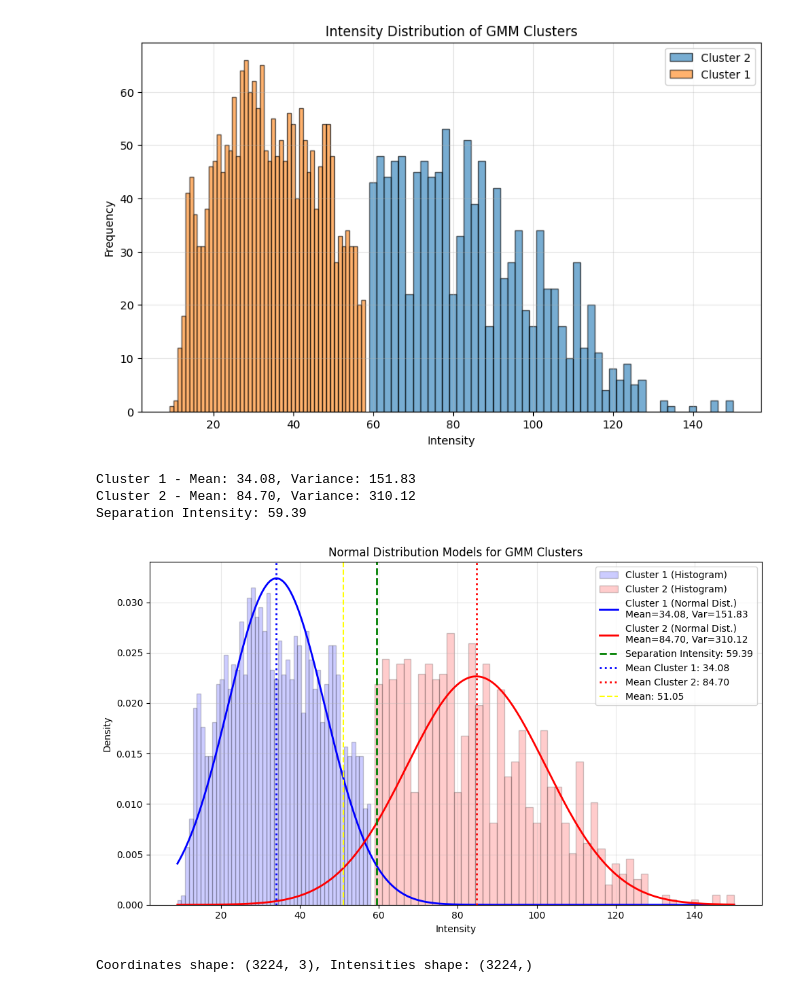
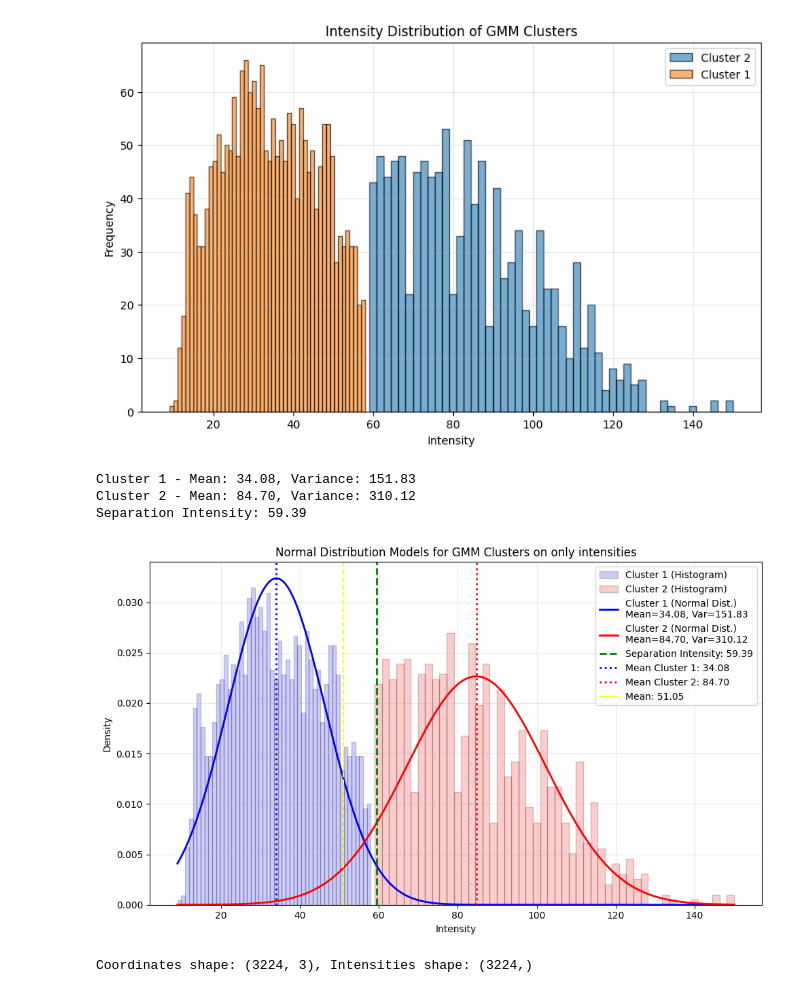
Before and after one commit to prabal5ghosh/Inria_Medical_Imageing_Internship_prabal, a Jupyter notebook: s0006/cluster_code/segmented_pixels_intensity_only_intensity.ipynb, the cells around one changed output. Saved outputs shown, nothing was run; the diff lists cells and outputs as text; code cells hidden in the pictures.

```diff
--- a/s0006/cluster_code/segmented_pixels_intensity_only_intensity.ipynb
+++ b/s0006/cluster_code/segmented_pixels_intensity_only_intensity.ipynb
@@ -689,35 +717,35 @@ print(f"Separation Intensity: {separation_intensity:.2f}")
 
 
 # values for plotting the normal distributions
 x = np.linspace(df3['Intensity'].min(), df3['Intensity'].max(), 1000)
 
 # the normal distribution for each cluster
 pdf_1 = norm.pdf(x, mean_1, np.sqrt(var_1))
 pdf_2 = norm.pdf(x, mean_2, np.sqrt(var_2))
 
 plt.figure(figsize=(10, 6))
 plt.hist(cluster_1, bins=50, density=True, alpha=0.2, color='blue',edgecolor='black', label='Cluster 1 (Histogram)')
 plt.hist(cluster_2, bins=50, density=True, alpha=0.2, color='red',edgecolor='black',  label='Cluster 2 (Histogram)')
 plt.plot(x, pdf_1, color='blue', linewidth=2, label=f'Cluster 1 (Normal Dist.)\nMean={mean_1:.2f}, Var={var_1:.2f}')
 plt.plot(x, pdf_2, color='red', linewidth=2, label=f'Cluster 2 (Normal Dist.)\nMean={mean_2:.2f}, Var={var_2:.2f}')
 
 plt.axvline(separation_intensity, color='green', linestyle='--', linewidth=2, label=f'Separation Intensity: {separation_intensity:.2f}')
 plt.axvline(mean_1, color='blue', linestyle=':', linewidth=2, label=f'Mean Cluster 1: {mean_1:.2f}')
 plt.axvline(mean_2, color='red', linestyle=':', linewidth=2, label=f'Mean Cluster 2: {mean_2:.2f}')
 plt.axvline(np.mean(intensities), color='yellow', linestyle='dashed', label=f'Mean: {np.mean(intensities):.2f}')
 
-plt.title('Normal Distribution Models for GMM Clusters')
+plt.title('Normal Distribution Models for GMM Clusters on only intensities')
 plt.xlabel('Intensity')
 plt.ylabel('Density')
 plt.legend()
 plt.grid(alpha=0.3)
 plt.tight_layout()
 plt.show()
 # %% [output]
 Cluster 1 - Mean: 34.08, Variance: 151.83
 Cluster 2 - Mean: 84.70, Variance: 310.12
 Separation Intensity: 59.39
-[figure, old version]
+[figure, new version]
 # %%
 
 # binary mask  (True = segmented region) (where intensities > 0)
```
Also changed, not shown: parts of 35 cells of this notebook, 6 other files.
